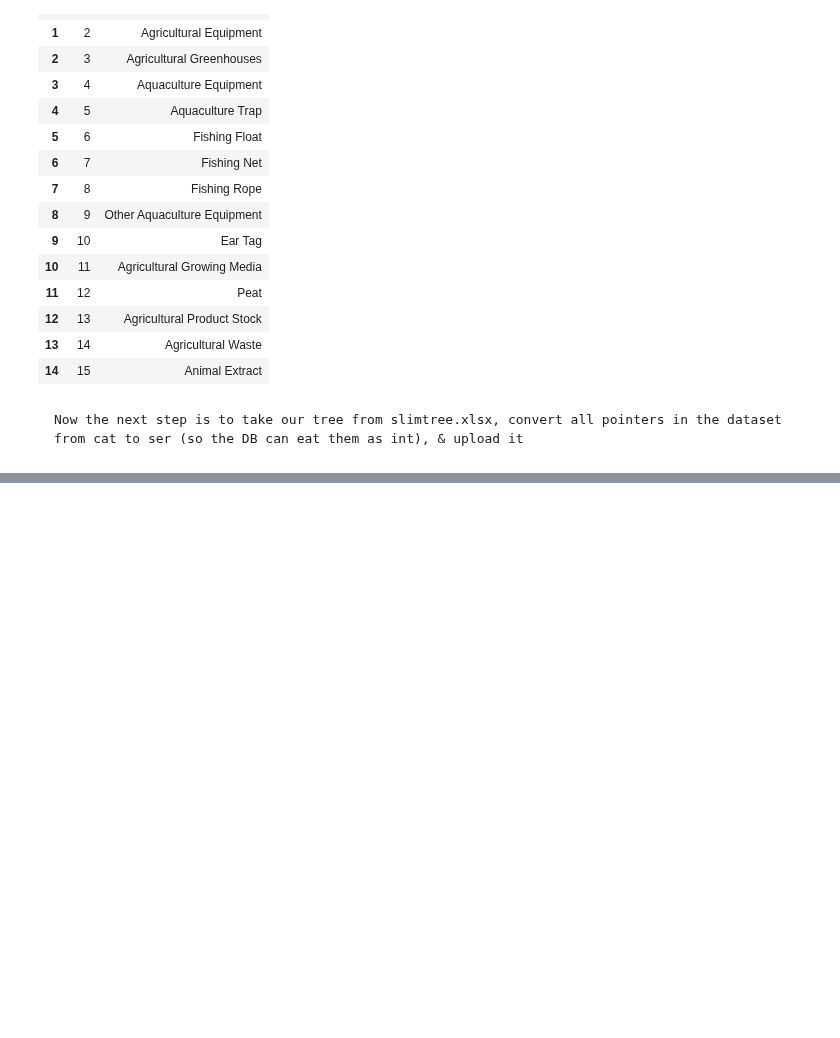
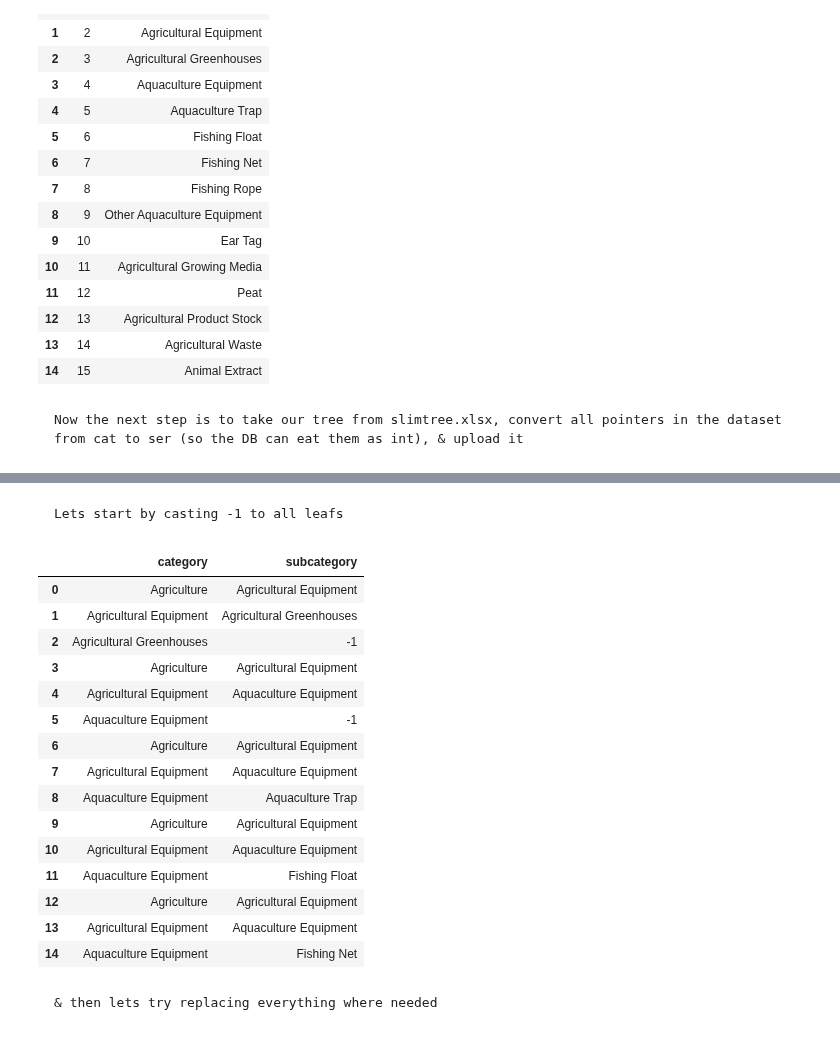
Before and after one commit to almsam/ISupply-project, a Jupyter notebook: db upload/tree upload/Tree upload NB.ipynb, the cells around one changed output, grey strips where cells are left out. Cells and saved outputs as stored; diff of their text form; code cells hidden in the pictures; blank space fills up the shorter version.

Commit message:
cast -1 to leaf

```diff
--- a/db upload/tree upload/Tree upload NB.ipynb
+++ b/db upload/tree upload/Tree upload NB.ipynb
@@ -78,0 +89,23 @@ print(df.head())
+# %% [markdown]
+    Lets start by casting -1 to all leafs
+# %%
+dfT.fillna('-1', inplace=True); dfT.head(15)
+# %% [output]
+|  | category | subcategory |
+| 0 | Agriculture | Agricultural Equipment |
+| 1 | Agricultural Equipment | Agricultural Greenhouses |
+| 2 | Agricultural Greenhouses | -1 |
+| 3 | Agriculture | Agricultural Equipment |
+| 4 | Agricultural Equipment | Aquaculture Equipment |
+| 5 | Aquaculture Equipment | -1 |
+| 6 | Agriculture | Agricultural Equipment |
+| 7 | Agricultural Equipment | Aquaculture Equipment |
+| 8 | Aquaculture Equipment | Aquaculture Trap |
+| 9 | Agriculture | Agricultural Equipment |
+| 10 | Agricultural Equipment | Aquaculture Equipment |
+| 11 | Aquaculture Equipment | Fishing Float |
+| 12 | Agriculture | Agricultural Equipment |
+| 13 | Agricultural Equipment | Aquaculture Equipment |
+| 14 | Aquaculture Equipment | Fishing Net |
+# %% [markdown]
+    & then lets try replacing everything where needed
```
Also changed, not shown: parts of 1 cell of this notebook.
